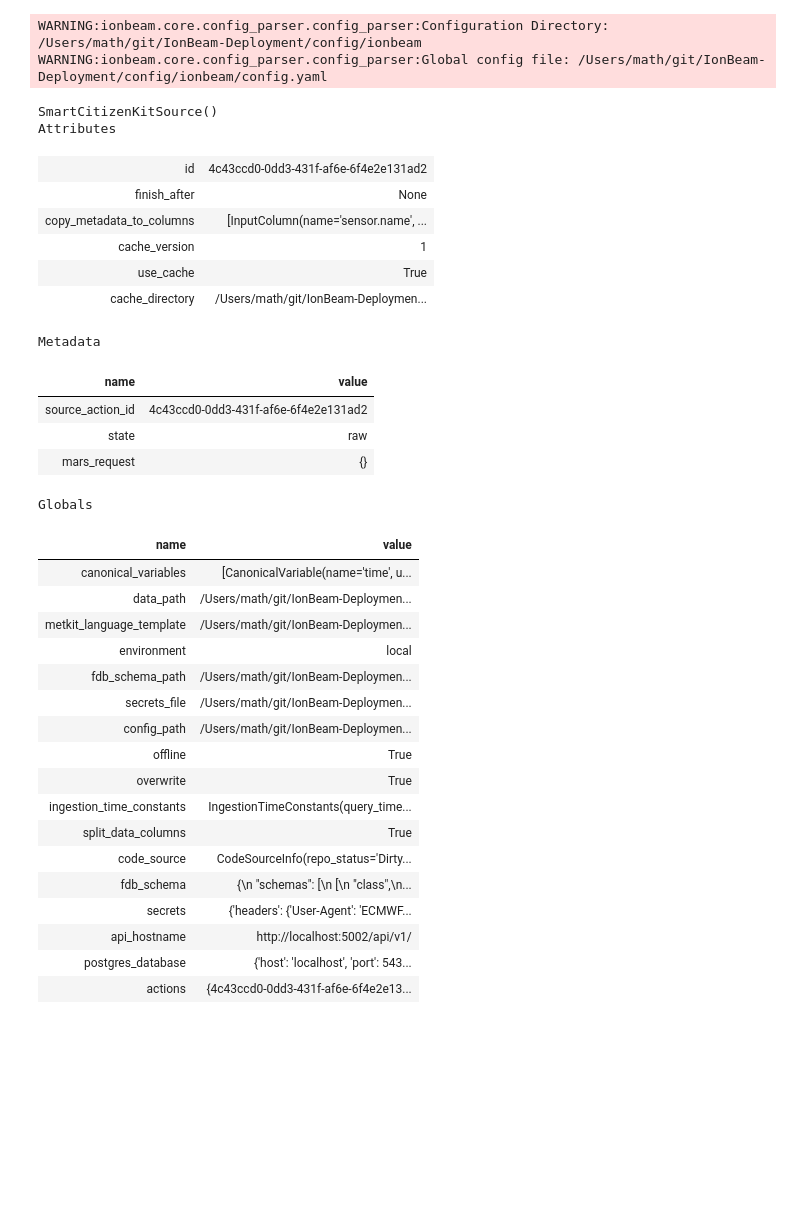
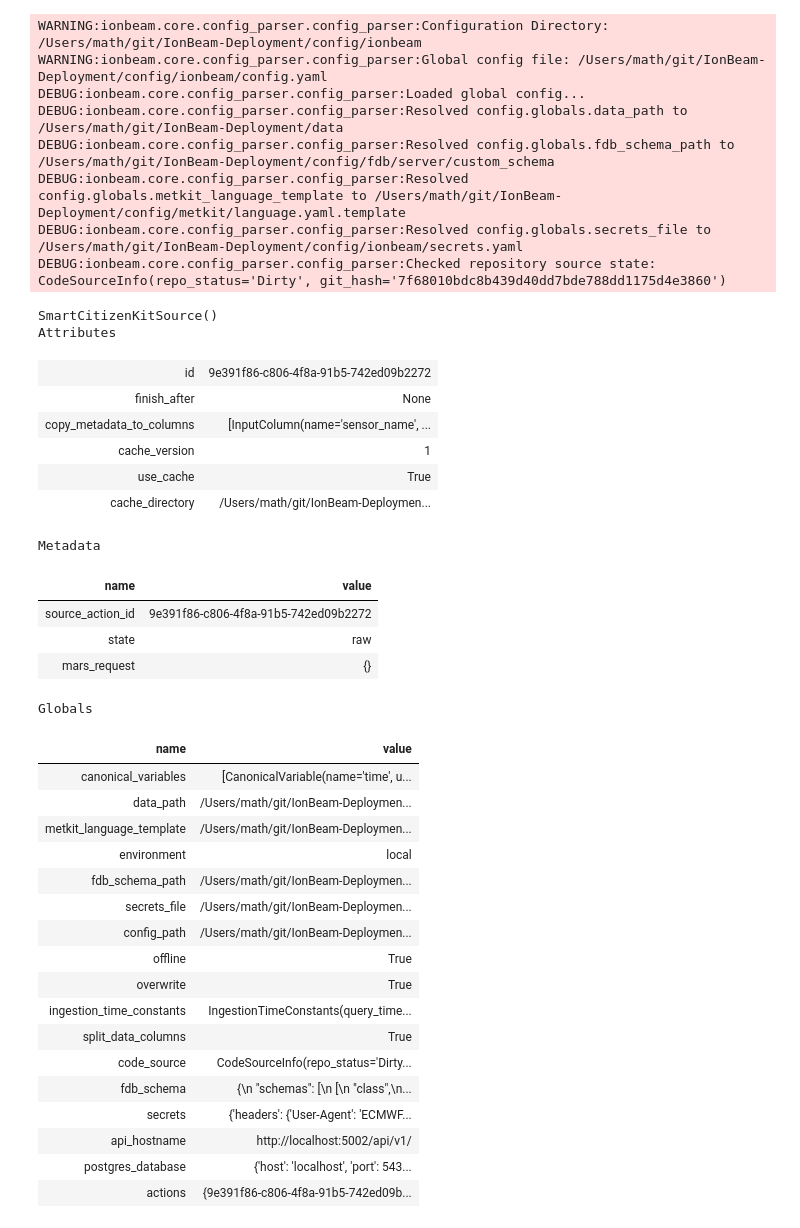
Before and after one commit to ecmwf/IonBeam, a Jupyter notebook: notebooks/testing/test_single_action.ipynb, the cells around one changed output. Cells and saved outputs as stored; diff of their text form; code cells hidden in the pictures; blank space fills up the shorter version.

```diff
--- a/notebooks/testing/test_single_action.ipynb
+++ b/notebooks/testing/test_single_action.ipynb
@@ -21,35 +21,41 @@ logging.basicConfig(level = logging.INFO)
 # %%
 from ionbeam.sources import SmartCitizenKitSource
 from ionbeam.core import parse_single_action
 
 config_file = Path("~/git/IonBeam-Deployment/config/ionbeam").expanduser()
 
 action_yaml = """
 class: SmartCitizenKitSource
 copy_metadata_to_columns:
-  - name: sensor.name
-    key: sensor_name
+  - name: sensor_name
+    key: sensor.name
 """
 
 sck_source = parse_single_action(config_file, action_yaml,
                         offline = True,
                         environment  = "local")
 
 sck_source
 # %% [output]
 WARNING:ionbeam.core.config_parser.config_parser:Configuration Directory: /Users/math/git/IonBeam-Deployment/config/ionbeam
 WARNING:ionbeam.core.config_parser.config_parser:Global config file: /Users/math/git/IonBeam-Deployment/config/ionbeam/config.yaml
+DEBUG:ionbeam.core.config_parser.config_parser:Loaded global config...
+DEBUG:ionbeam.core.config_parser.config_parser:Resolved config.globals.data_path to /Users/math/git/IonBeam-Deployment/data
+DEBUG:ionbeam.core.config_parser.config_parser:Resolved config.globals.fdb_schema_path to /Users/math/git/IonBeam-Deployment/config/fdb/server/custom_schema
+DEBUG:ionbeam.core.config_parser.config_parser:Resolved config.globals.metkit_language_template to /Users/math/git/IonBeam-Deployment/config/metkit/language.yaml.template
+DEBUG:ionbeam.core.config_parser.config_parser:Resolved config.globals.secrets_file to /Users/math/git/IonBeam-Deployment/config/ionbeam/secrets.yaml
+DEBUG:ionbeam.core.config_parser.config_parser:Checked repository source state: CodeSourceInfo(repo_status='Dirty', git_hash='7f68010bdc8b439d40dd7bde788dd1175d4e3860')
 SmartCitizenKitSource()
 Attributes
-| id | 4c43ccd0-0dd3-431f-af6e-6f4e2e131ad2 |
+| id | 9e391f86-c806-4f8a-91b5-742ed09b2272 |
 | finish_after | None |
-| copy_metadata_to_columns | [InputColumn(name='sensor.name', ... |
+| copy_metadata_to_columns | [InputColumn(name='sensor_name', ... |
 | cache_version | 1 |
 | use_cache | True |
 | cache_directory | /Users/math/git/IonBeam-Deploymen... |
 Metadata
 | name | value |
-| source_action_id | 4c43ccd0-0dd3-431f-af6e-6f4e2e131ad2 |
+| source_action_id | 9e391f86-c806-4f8a-91b5-742ed09b2272 |
 | state | raw |
 | mars_request | {} |
 Globals
@@ -70,7 +76,7 @@ Globals
 | secrets | {'headers': {'User-Agent': 'ECMWF... |
 | api_hostname | http://localhost:5002/api/v1/ |
 | postgres_database | {'host': 'localhost', 'port': 543... |
-| actions | {4c43ccd0-0dd3-431f-af6e-6f4e2e13... |
+| actions | {9e391f86-c806-4f8a-91b5-742ed09b... |
 # %%
 import itertools as it
 
```
Also changed, not shown: parts of 12 cells of this notebook, 2 other files.
